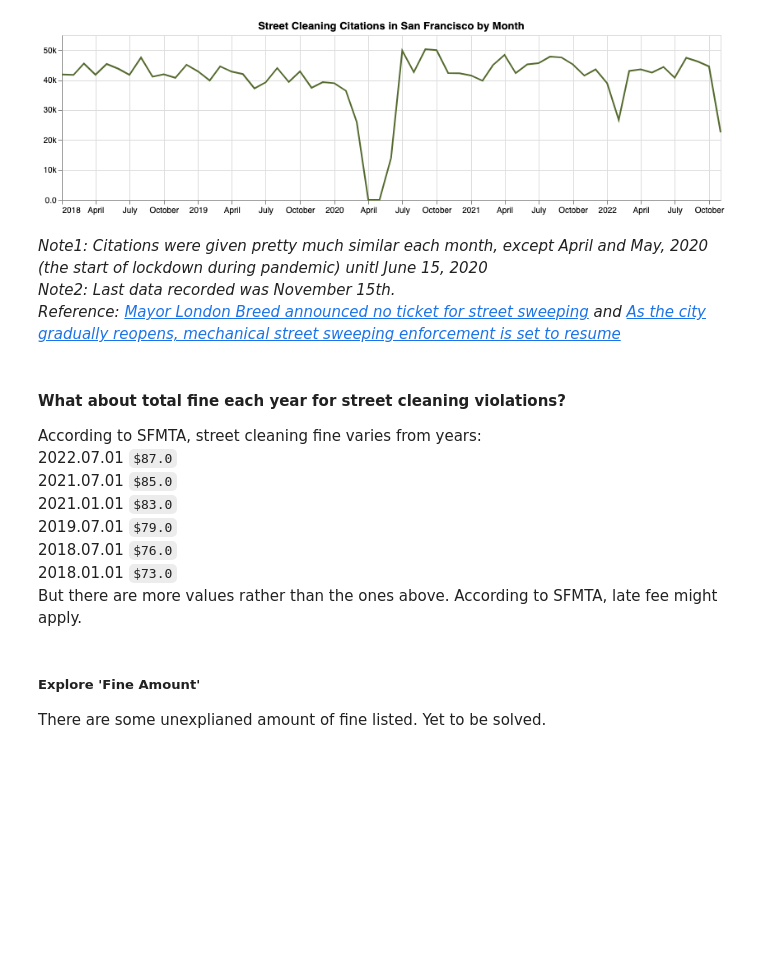
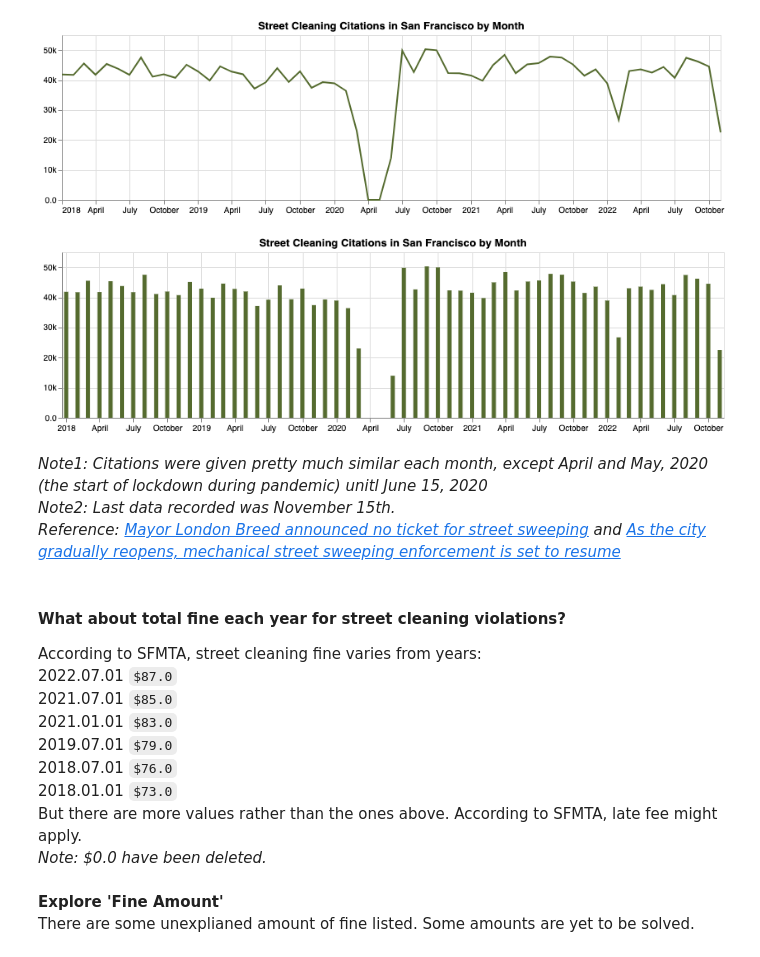
Before and after one commit to jiyuntsai/sf-parking-citation, a Jupyter notebook: 02_st-cleaning-5yr.ipynb, the cells around one changed output. Cells and saved outputs as stored; diff of their text form; code cells hidden in the pictures; blank space fills up the shorter version.

```diff
--- a/02_st-cleaning-5yr.ipynb
+++ b/02_st-cleaning-5yr.ipynb
@@ -282,6 +282,20 @@ alt.Chart(
 )
 # %% [output]
 [figure]
+# %%
+# Bar chart
+alt.Chart(
+    st_cleaning_month_count,
+    width=800,
+    height=200
+).mark_bar(color='darkolivegreen').encode(
+    x=alt.X('Citation Issued DateTime', axis=alt.Axis(labelAngle=0), title=''),
+    y=alt.Y('Citation Number', axis=alt.Axis(format='.2s') , title='')
+).properties(
+    title='Street Cleaning Citations in San Francisco by Month'
+)
+# %% [output]
+[figure, added]
 # %% [markdown]
 *Note1: Citations were given pretty much similar each month, except April and May, 2020 (the start of lockdown during pandemic) unitl June 15, 2020*
 *Note2: Last data recorded was November 15th.*
@@ -297,9 +311,10 @@ According to SFMTA, street cleaning fine varies from years:
 2018.07.01 `$76.0`
 2018.01.01 `$73.0`
 But there are more values rather than the ones above. According to SFMTA, late fee might apply.
+*Note: $0.0 have been deleted.*
 # %% [markdown]
-##### Explore 'Fine Amount'
-There are some unexplianed amount of fine listed. Yet to be solved.
+**Explore 'Fine Amount'**
+There are some unexplianed amount of fine listed. Some amounts are yet to be solved.
 # %%
 # See different values in 'Fine Amount' column
 st_cleaning_5yr['Fine Amount'].value_counts()
```
Also changed, not shown: parts of 15 cells of this notebook.
